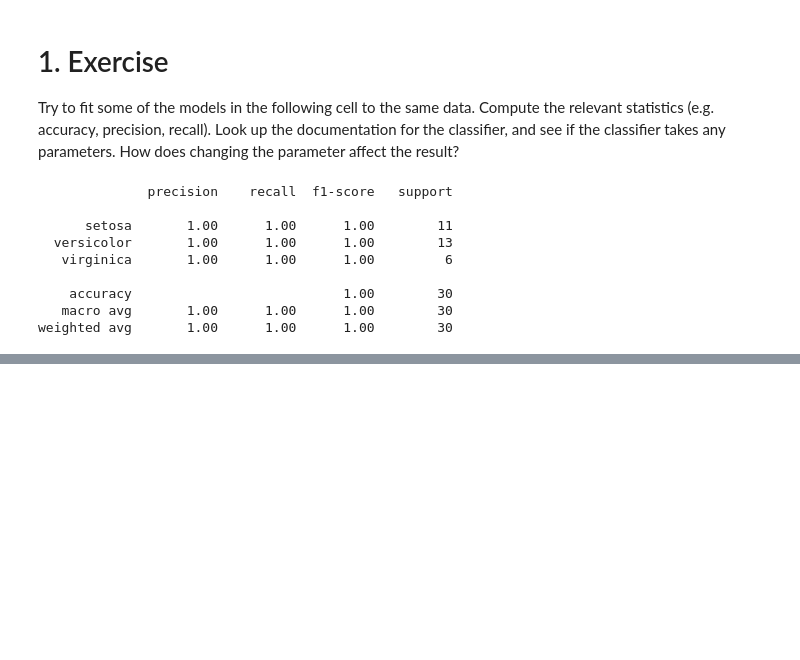
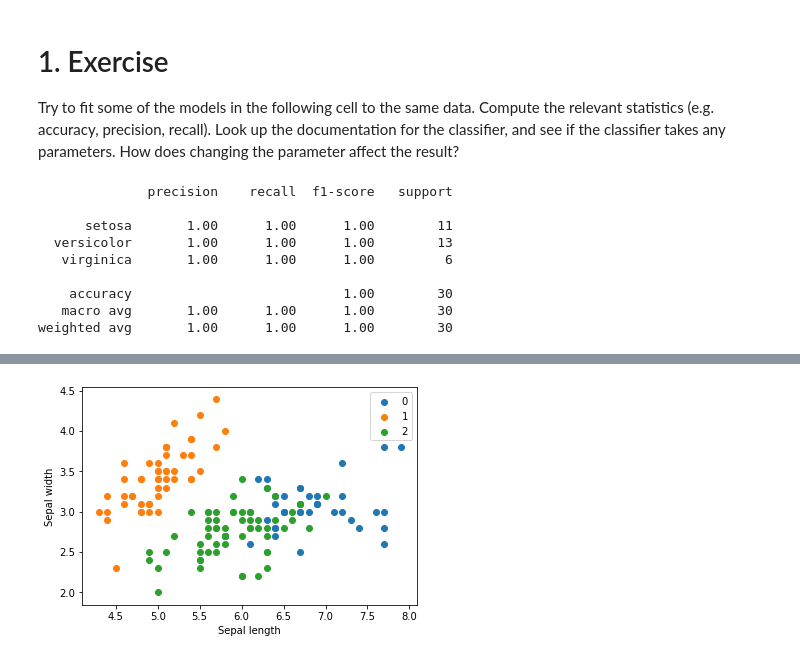
Before and after one commit to angelacpd/Scientific_Python, a Jupyter notebook: Lecture_7.ipynb, the cells around one changed output, grey strips where cells are left out. Drawn from its saved outputs; the diff is of its cells as text; code cells hidden in the pictures; blank space fills up the shorter version.

Commit message:
Lecture 7 - Scikit-Learn: clustering, dimensionality reduction and Exercise 2.

```diff
--- a/Lecture_7.ipynb
+++ b/Lecture_7.ipynb
@@ -300,0 +305,9 @@ weighted avg       1.00      1.00      1.00        30
+# %%
+X = iris.data
+# %%
+for name in iris.target_names:
+    plt.scatter(X[y == name, 0], X[y == name, 1], label=name)
+plt.xlabel('Sepal length')
+plt.ylabel('Sepal width')
+plt.legend()
+plt.show()
@@ -300,0 +316,5 @@ weighted avg       1.00      1.00      1.00        30
+# %%
+from sklearn.cluster import KMeans
+
+model = KMeans(n_clusters=3, random_state=0)
+model.fit(X)
@@ -300,0 +345,9 @@ weighted avg       1.00      1.00      1.00        30
+# %%
+for name in [0, 1, 2]:
+    plt.scatter(X[model.labels_ == name, 0], X[model.labels_ == name, 1], label=name)
+plt.xlabel('Sepal length')
+plt.ylabel('Sepal width')
+plt.legend()
+plt.show()
+# %% [output]
+[figure, added]
```
Also changed, not shown: parts of 22 cells of this notebook.
